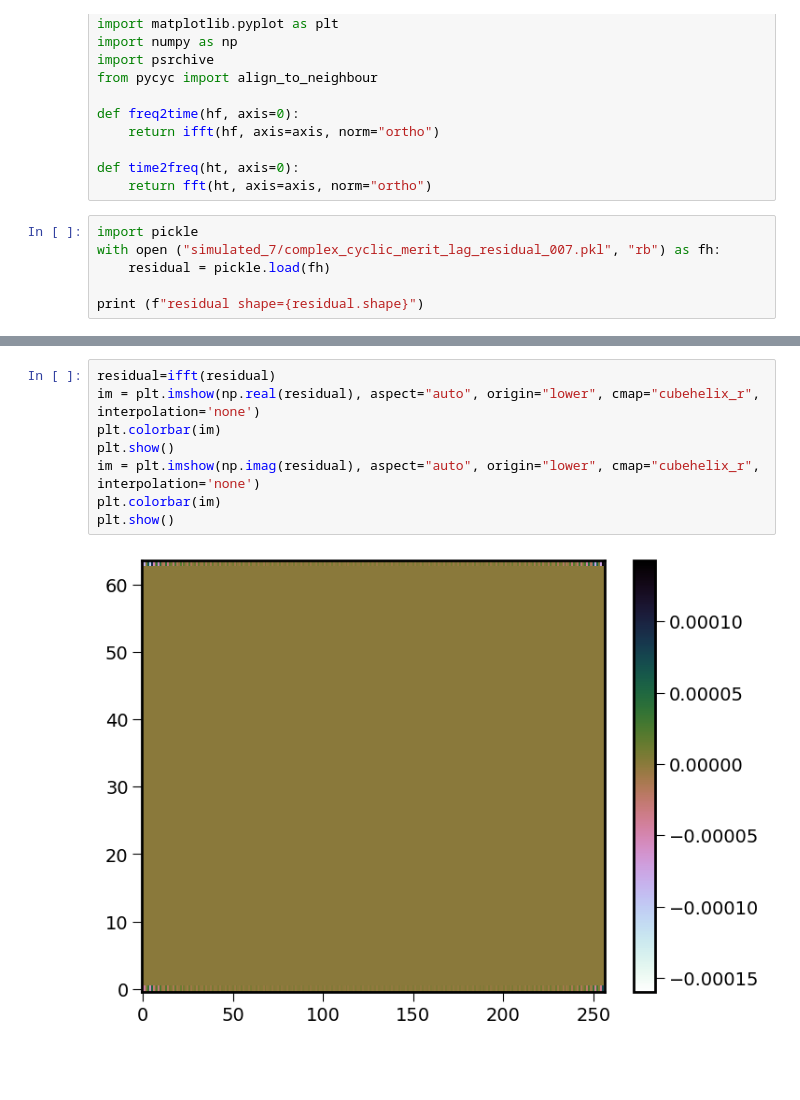
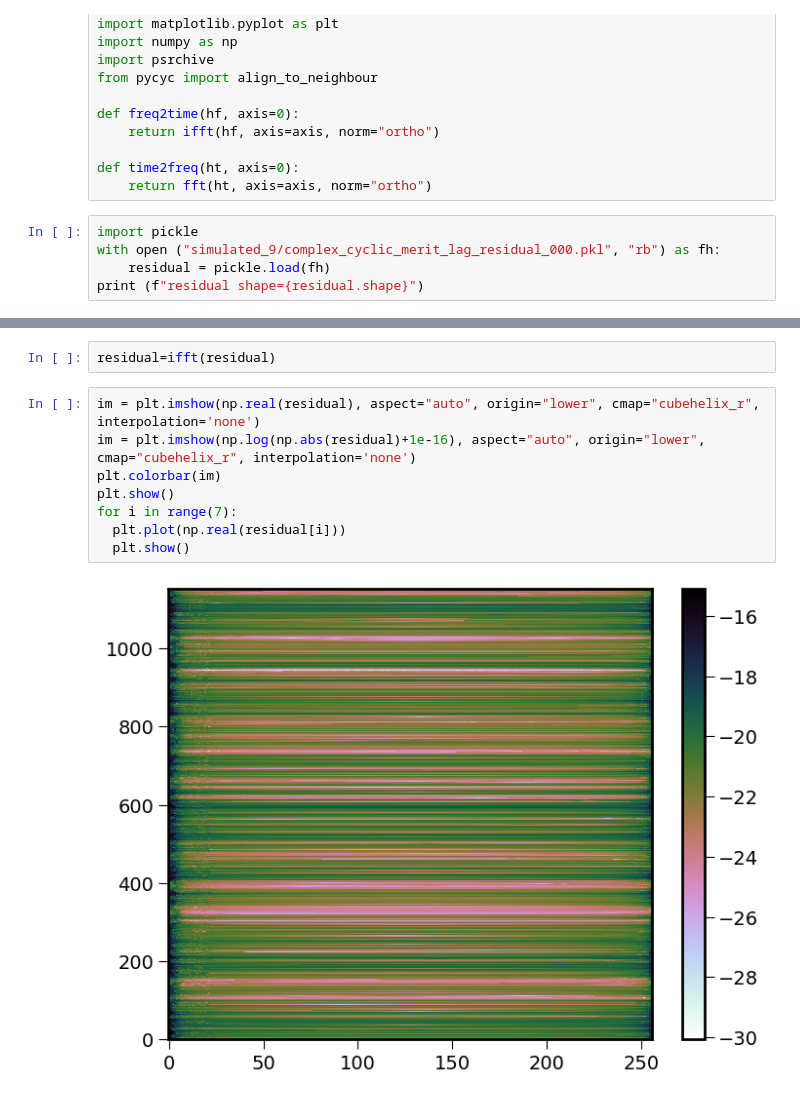
Before and after one commit to straten/dyncycpy, a Jupyter notebook: Residual_Cyclic_Spectrum.ipynb, the cells around one changed output, grey strips where cells are left out. Saved outputs shown, nothing was run; the diff lists cells and outputs as text; blank space fills up the shorter version.

```diff
--- a/Residual_Cyclic_Spectrum.ipynb
+++ b/Residual_Cyclic_Spectrum.ipynb
@@ -18,8 +18,7 @@ def time2freq(ht, axis=0):
     return fft(ht, axis=axis, norm="ortho")
 # %%
 import pickle
-with open ("simulated_7/complex_cyclic_merit_lag_residual_007.pkl", "rb") as fh:
+with open ("simulated_9/complex_cyclic_merit_lag_residual_000.pkl", "rb") as fh:
     residual = pickle.load(fh)
-
 print (f"residual shape={residual.shape}")
 # %% [output]
@@ -40,10 +46,12 @@ plt.show()
+# %%
+residual=ifft(residual)
 # %%
-residual=ifft(residual)
 im = plt.imshow(np.real(residual), aspect="auto", origin="lower", cmap="cubehelix_r", interpolation='none')
+im = plt.imshow(np.log(np.abs(residual)+1e-16), aspect="auto", origin="lower", cmap="cubehelix_r", interpolation='none')
 plt.colorbar(im)
 plt.show()
-im = plt.imshow(np.imag(residual), aspect="auto", origin="lower", cmap="cubehelix_r", interpolation='none')
-plt.colorbar(im)
-plt.show()
+for i in range(7):
+  plt.plot(np.real(residual[i]))
+  plt.show()
 # %% [output]
-[figure, old version]
+[figure, new version]
```
Also changed, not shown: parts of 3 cells of this notebook, 4 other files.
